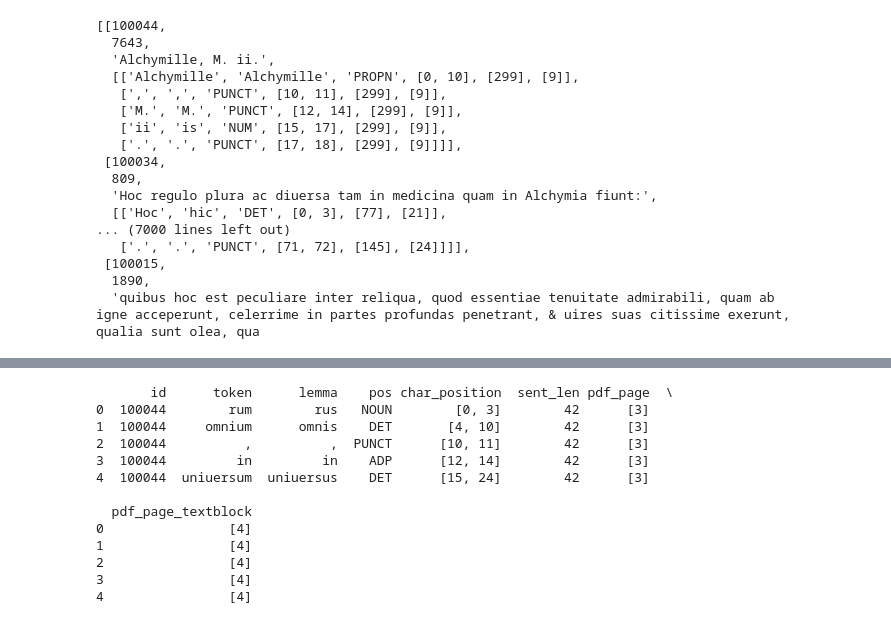
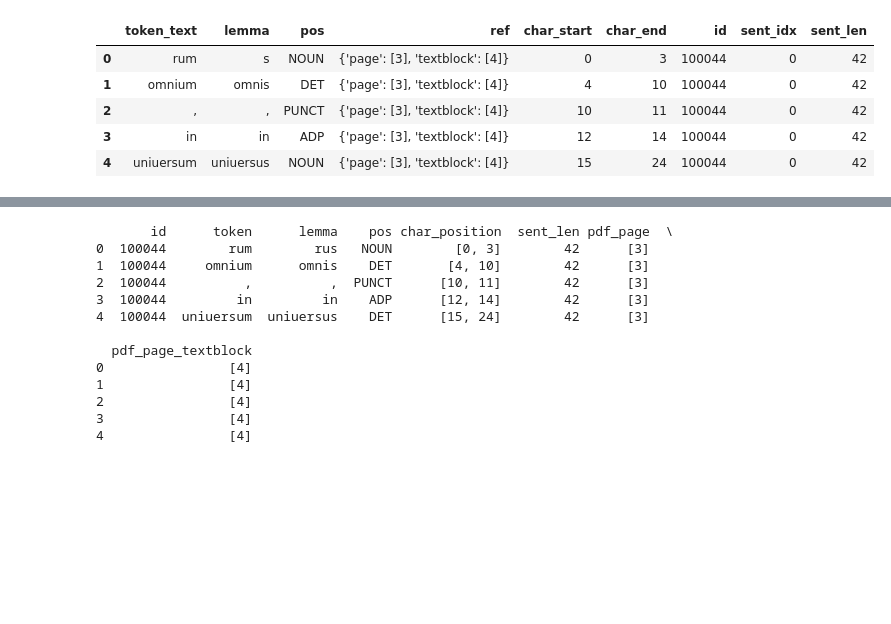
Before and after one commit to CCS-ZCU/EMLAP_ETL, a Jupyter notebook: scripts/5_lemmata-for-gui.ipynb, the cells around one changed output, grey strips where cells are left out. Saved outputs shown, nothing was run; the diff lists cells and outputs as text; code cells hidden in the pictures; blank space fills up the shorter version.

Commit message:
new textblocks recalculations in progress

```diff
--- a/scripts/5_lemmata-for-gui.ipynb
+++ b/scripts/5_lemmata-for-gui.ipynb
@@ -45,5 +28,5 @@ emlap_id_filename_dict
 # %%
-source_path = "/srv/data/tome/tome-corpus/sents_data_id_jsons_v3-0/"
+source_path = "../data/sents_data_jsons_dicts/"
 # %%
 os.listdir(source_path)[:10]
 # %% [output]
@@ -81,6 +62,13 @@ len(filenames)
 # %%
 emlaps_sents_data = []
+emlap_tokens = []
 for filename in filenames:
     f_sents_data = json.load(open(source_path + filename, "rb"))
-    emlaps_sents_data.extend(f_sents_data)
+    for sent_data in f_sents_data:
+        sent_len = len(sent_data["sent_text"])
+        for token_data in sent_data["tokens_data"]:
+            token_data["id"] = sent_data["work_id"]
+            token_data["sent_idx"] = sent_data["sent_id"]
+            token_data["sent_len"] = sent_len
+            emlap_tokens.append(token_data)
 # %%
@@ -106,39 +77,0 @@ emlaps_sents_data[:10]
-# %%
-[sent_data for sent_data in emlaps_sents_data if "Alchy" in sent_data[2]]
-# %% [output]
-[[100044,
-  7643,
-  'Alchymille, M. ii.',
-  [['Alchymille', 'Alchymille', 'PROPN', [0, 10], [299], [9]],
-   [',', ',', 'PUNCT', [10, 11], [299], [9]],
-   ['M.', 'M.', 'PUNCT', [12, 14], [299], [9]],
-   ['ii', 'is', 'NUM', [15, 17], [299], [9]],
-   ['.', '.', 'PUNCT', [17, 18], [299], [9]]]],
- [100034,
-  809,
-  'Hoc regulo plura ac diuersa tam in medicina quam in Alchymia fiunt:',
-  [['Hoc', 'hic', 'DET', [0, 3], [77], [21]],
-... (7000 lines left out)
-   ['.', '.', 'PUNCT', [71, 72], [145], [24]]]],
- [100015,
-  1890,
-  'quibus hoc est peculiare inter reliqua, quod essentiae tenuitate admirabili, quam ab igne acceperunt, celerrime in partes profundas penetrant, & uires suas citissime exerunt, qualia sunt olea, qua
-# %%
-emlap_tokens = []
-for sent_data in emlaps_sents_data:
-    sent_len = len(sent_data[2])
-    for token_data in sent_data[3]:
-        if isinstance(token_data, list) and len(token_data) >= 6:
-            emlap_tokens.append({
-                "id": sent_data[0],
-                "token": token_data[0],
-                "lemma": token_data[1],
-                "pos": token_data[2],
-                "char_position": token_data[3],
-                "sent_len": sent_len,  # length of the sentence
-                "pdf_page": token_data[4],  # 0-based indexing!
-                "pdf_page_textblock": token_data[5]
-            })
-        else:
-            # Optionally log or print the offending entry for inspection
-            print("Skipped malformed token_data:", token_data)
@@ -146,0 +80,9 @@ emlap_tokens_df = pd.DataFrame(emlap_tokens)
+# %%
+emlap_tokens_df.head(5)
+# %% [output]
+|  | token_text | lemma | pos | ref | char_start | char_end | id | sent_idx | sent_len |
+| 0 | rum | s | NOUN | {'page': [3], 'textblock': [4]} | 0 | 3 | 100044 | 0 | 42 |
+| 1 | omnium | omnis | DET | {'page': [3], 'textblock': [4]} | 4 | 10 | 100044 | 0 | 42 |
+| 2 | , | , | PUNCT | {'page': [3], 'textblock': [4]} | 10 | 11 | 100044 | 0 | 42 |
+| 3 | in | in | ADP | {'page': [3], 'textblock': [4]} | 12 | 14 | 100044 | 0 | 42 |
+| 4 | uniuersum | uniuersus | NOUN | {'page': [3], 'textblock': [4]} | 15 | 24 | 100044 | 0 | 42 |
```
Also changed, not shown: parts of 19 cells of this notebook, 2 other files.
